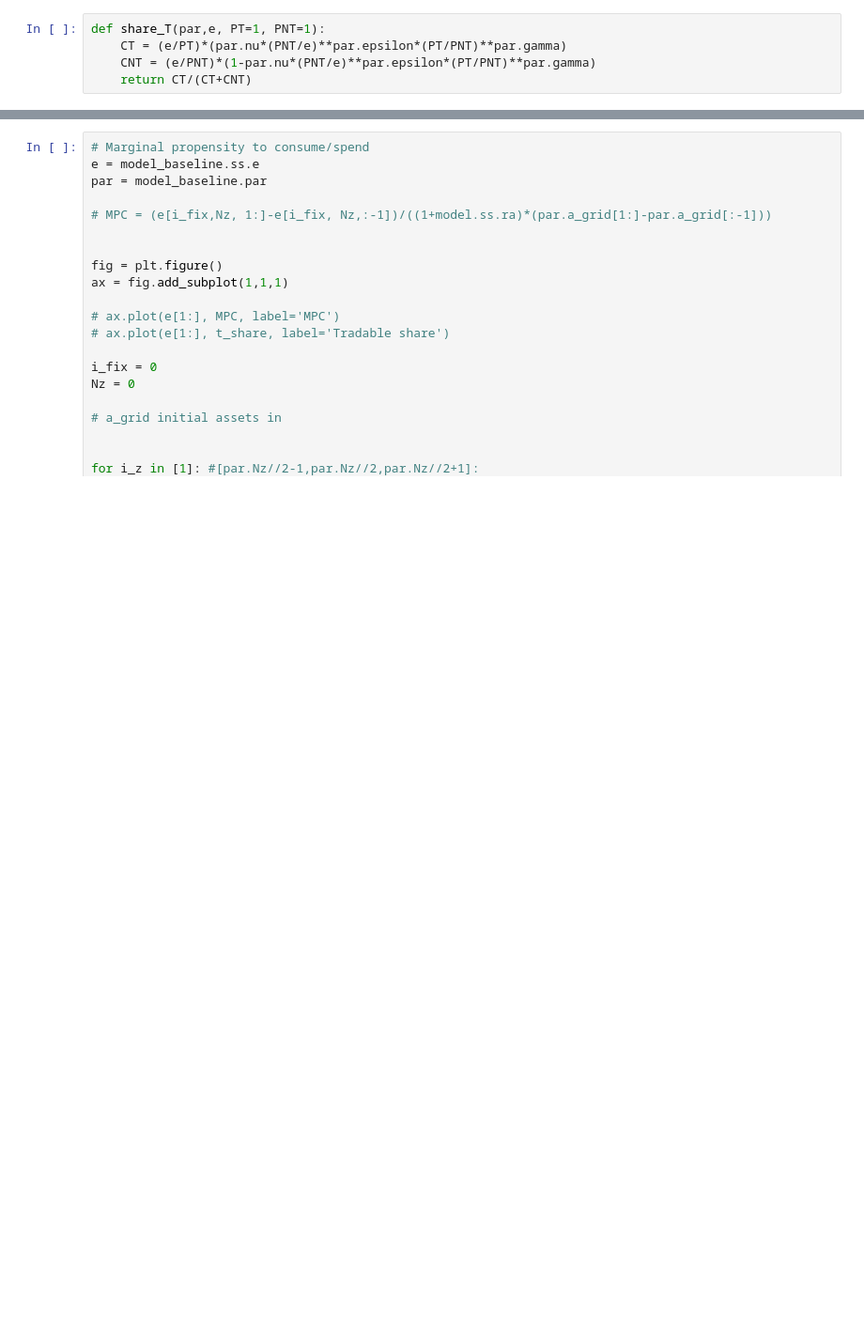
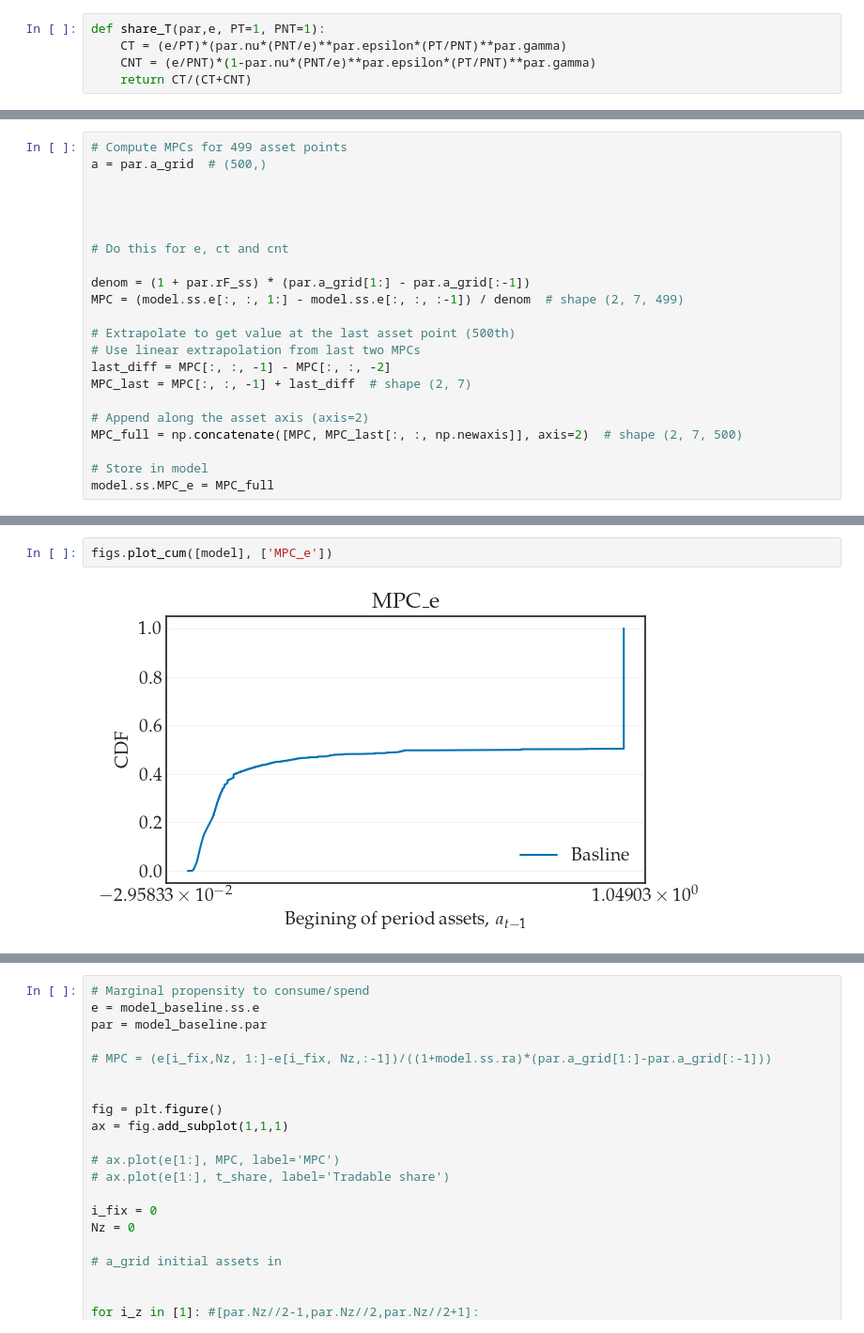
Before and after one commit to funlime/I_HANK_PIGL, a Jupyter notebook: Notebook.ipynb, the cells around one changed output, grey strips where cells are left out. Shown at 94% size. Drawn from its saved outputs; the diff is of its cells as text; blank space fills up the shorter version.

```diff
--- a/Notebook.ipynb
+++ b/Notebook.ipynb
@@ -822,0 +828,22 @@ def share_T(par,e, PT=1, PNT=1):
+# %%
+# Compute MPCs for 499 asset points
+a = par.a_grid  # (500,)
+
+
+
+
+# Do this for e, ct and cnt
+
+denom = (1 + par.rF_ss) * (par.a_grid[1:] - par.a_grid[:-1])
+MPC = (model.ss.e[:, :, 1:] - model.ss.e[:, :, :-1]) / denom  # shape (2, 7, 499)
+
+# Extrapolate to get value at the last asset point (500th)
+# Use linear extrapolation from last two MPCs
+last_diff = MPC[:, :, -1] - MPC[:, :, -2]
+MPC_last = MPC[:, :, -1] + last_diff  # shape (2, 7)
+
+# Append along the asset axis (axis=2)
+MPC_full = np.concatenate([MPC, MPC_last[:, :, np.newaxis]], axis=2)  # shape (2, 7, 500)
+
+# Store in model
+model.ss.MPC_e = MPC_full
@@ -822,0 +860,4 @@ def share_T(par,e, PT=1, PNT=1):
+# %%
+figs.plot_cum([model], ['MPC_e'])
+# %% [output]
+[figure, added]
```
Also changed, not shown: parts of 31 cells of this notebook, 4 other files.
